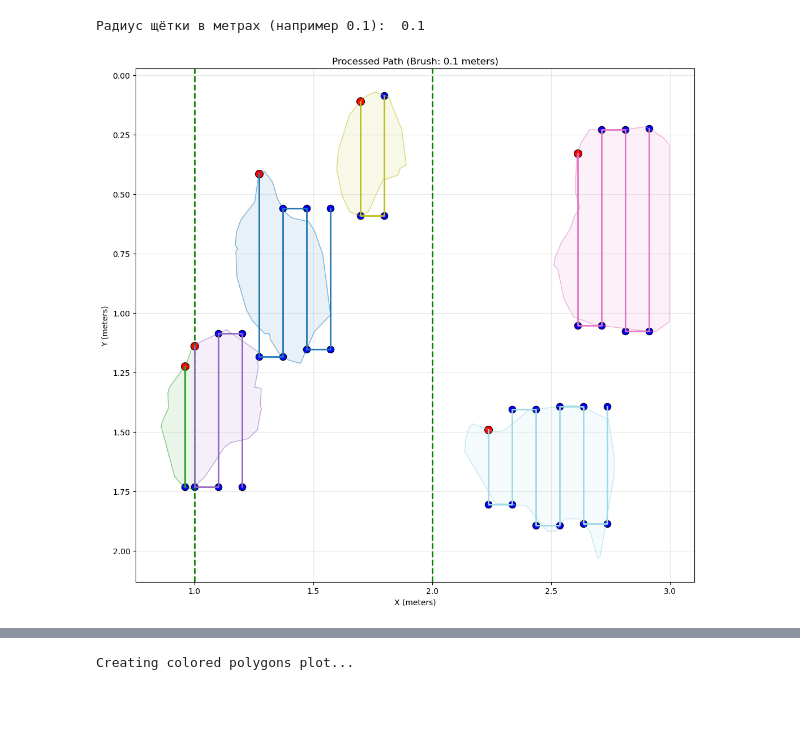
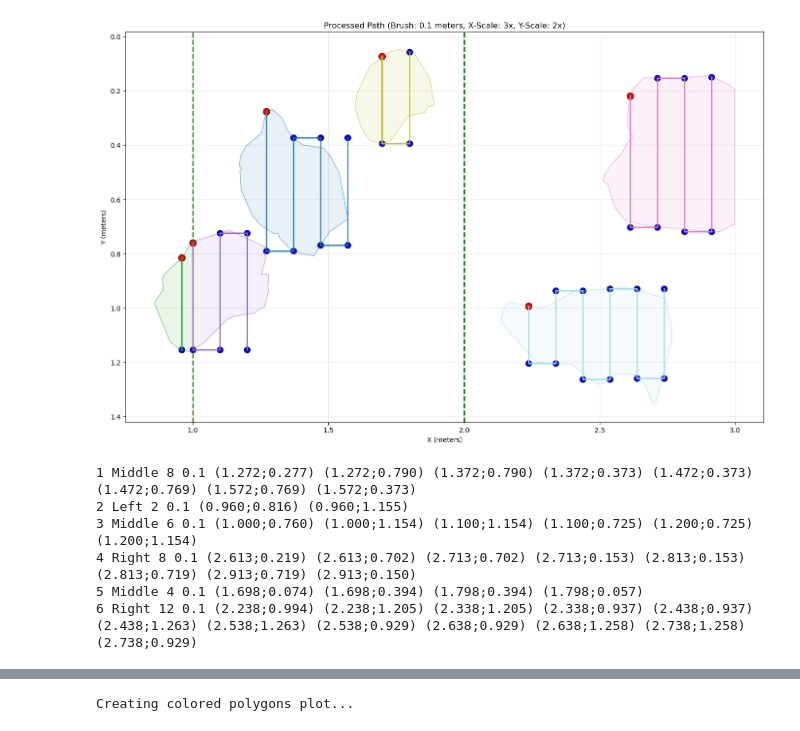
Before and after one commit to Henkanofu/NN_gals, a Jupyter notebook: gals.ipynb, the cells around one changed output, grey strips where cells are left out. Saved outputs shown, nothing was run; the diff lists cells and outputs as text; code cells hidden in the pictures; blank space fills up the shorter version.

Commit message:
add x y scale

```diff
--- a/gals.ipynb
+++ b/gals.ipynb
@@ -3,6 +3,14 @@ import numpy as np
 import matplotlib.pyplot as plt
 from shapely.geometry import Polygon, LineString, MultiPolygon
 from shapely.ops import split
+
+# Глобальные параметры
+IMAGE_SCALE_FACTOR_X = 3  # Масштаб для оси X (пиксели в метры)
+IMAGE_SCALE_FACTOR_Y = 2  # Масштаб для оси Y (пиксели в метры)
+BRUSH_RADIUS = 0.1        # Радиус щетки по умолчанию (в метрах)
+SPLIT_1 = IMAGE_SCALE_FACTOR_X/3  # координата первой линии
+SPLIT_2 = (IMAGE_SCALE_FACTOR_X/3)*2  # координата второй линии
+SPLIT_LINES_X = [SPLIT_1, SPLIT_2]  # X-координаты разделительных линий (в метрах)
 
 def unique_points(points):
     seen = set()
@@ -103,8 +111,11 @@ def parse_data(file_path):
             if not data: continue
 
             coords = list(map(float, data))
-            # Масштабируем координаты: умножаем на 3 для перевода в метры
-            coords_scaled = [c * 3 for c in coords]
+            # Масштабируем координаты с использованием отдельных масштабов для X и Y
+            coords_scaled = []
+            for i in range(0, len(coords), 2):
+                coords_scaled.append(coords[i] * IMAGE_SCALE_FACTOR_X)   # X координата
+                coords_scaled.append(coords[i+1] * IMAGE_SCALE_FACTOR_Y) # Y координата
             current_polygon.extend(zip(coords_scaled[::2], coords_scaled[1::2]))
 
             if line.startswith('0'):
@@ -119,6 +130,8 @@ def parse_data(file_path):
         polygons.append(Polygon(current_polygon))
 
     return polygons
+
+# Остальные функции остаются без изменений, так как они работают с уже масштабированными координатами
 
 def create_vertical_lines(polygon, brush_radius):
     minx, miny, maxx, maxy = polygon.bounds
@@ -139,16 +152,12 @@ def create_vertical_lines(polygon, brush_radius):
     return lines
 
 def split_polygon_with_lines(polygon):
-    # Разделительные линии теперь в метрах (0.5 и 0.8 метров)
-    split_lines = [
-        LineString([(1, polygon.bounds[1]), (1, polygon.bounds[3])]),
-        LineString([(2, polygon.bounds[1]), (2, polygon.bounds[3])])
-    ]
-
     result = [polygon]
 
-    for split_line in split_lines:
+    for split_x in SPLIT_LINES_X:
+        split_line = LineString([(split_x, polygon.bounds[1]), (split_x, polygon.bounds[3])])
         temp = []
+
         for geom in result:
             if geom.geom_type not in ['Polygon', 'MultiPolygon']:
                 continue
@@ -174,9 +183,9 @@ def split_polygon_with_lines(polygon):
 
 def determine_section(polygon):
     minx, _, maxx, _ = polygon.bounds
-    if maxx <= 1:
+    if maxx <= SPLIT_LINES_X[0]:
         return "Left"
-    elif minx >= 2:
+    elif minx >= SPLIT_LINES_X[-1]:
         return "Right"
     else:
         return "Middle"
@@ -256,52 +265,58 @@ def plot_results(polygons, brush_radius, new_points_data):
             ax.plot(x, y, color=colors(i), linewidth=1, alpha=0.5)
             ax.fill(x, y, color=colors(i), alpha=0.1)
 
-    ax.axvline(x=1, color='green', linestyle='--', linewidth=2)
-    ax.axvline(x=2, color='green', linestyle='--', linewidth=2)
+    # Рисуем разделительные линии из глобальных параметров
+    for split_x in SPLIT_LINES_X:
+        ax.axvline(x=split_x, color='green', linestyle='--', linewidth=2)
 
     for i, (section, poly_idx, points) in enumerate(new_points_data):
         if not points: continue
 
         original_path = generate_snake_path(points, brush_radius)
         processed_path = process_coordinates(original_path)
 
         if len(processed_path) > 1:
             x, y = zip(*processed_path)
             ax.plot(x, y, color=colors(i), linestyle='-', linewidth=2)
 
         for j, (x_p, y_p) in enumerate(processed_path):
             color = 'red' if j == 0 else 'blue'
             ax.scatter(x_p, y_p, color=color, s=100 if j == 0 else 80,
                        marker='o', edgecolors='black', linewidths=0.8)
 
     ax.set_aspect('equal')
     plt.xlabel('X (meters)')
     plt.ylabel('Y (meters)')
-    plt.title(f'Processed Path (Brush: {brush_radius} meters)')
+    plt.title(f'Processed Path (Brush: {brush_radius} meters, X-Scale: {IMAGE_SCALE_FACTOR_X}x, Y-Scale: {IMAGE_SCALE_FACTOR_Y}x)')
     plt.grid(True, alpha=0.3)
     plt.gca().invert_yaxis()
     plt.tight_layout()
     plt.show()
 
 # Основной код
-file_path = '.ipynb_checkpoints/PrujectNN/example_lables/f2_150_jpg.rf.3b9c8f231bbd0024ddf48f1b687c9e8e.txt'
-polygons = parse_data(file_path)
-brush_radius_meters = float(input("Радиус щётки в метрах (например 0.1): "))
+if __name__ == "__main__":
+    file_path = '.ipynb_checkpoints/PrujectNN/example_lables/f2_150_jpg.rf.3b9c8f231bbd0024ddf48f1b687c9e8e.txt'
 
-split_polygons, new_points_data = process_polygons(polygons, brush_radius_meters)
+    polygons = parse_data(file_path)
+    split_polygons, new_points_data = process_polygons(polygons, BRUSH_RADIUS)
 
-if split_polygons:
-    plot_results(split_polygons, brush_radius_meters, new_points_data)
+    if split_polygons:
+        plot_results(split_polygons, BRUSH_RADIUS, new_points_data)
 
-    for section, poly_idx, points in new_points_data:
-        original_path = generate_snake_path(points, brush_radius_meters)
-        if not original_path: continue
+        for section, poly_idx, points in new_points_data:
+            original_path = generate_snake_path(points, BRUSH_RADIUS)
+            if not original_path: continue
 
-        processed_path = process_coordinates(original_path)
-        coords_str = " ".join(f"({x:.3f};{y:.3f})" for x, y in processed_path)
-        print(f"{poly_idx} {section} {len(processed_path)} {brush_radius_meters} {coords_str}")
-else:
-    print("Нет полигонов для отображения")
+            processed_path = process_coordinates(original_path)
+            coords_str = " ".join(f"({x:.3f};{y:.3f})" for x, y in processed_path)
+            print(f"{poly_idx} {section} {len(processed_path)} {BRUSH_RADIUS} {coords_str}")
+    else:
+        print("Нет полигонов для отображения")
 # %% [output]
+[figure, new version]
-Радиус щётки в метрах (например 0.1):  0.1
+1 Middle 8 0.1 (1.272;0.277) (1.272;0.790) (1.372;0.790) (1.372;0.373) (1.472;0.373) (1.472;0.769) (1.572;0.769) (1.572;0.373)
+2 Left 2 0.1 (0.960;0.816) (0.960;1.155)
+3 Middle 6 0.1 (1.000;0.760) (1.000;1.154) (1.100;1.154) (1.100;0.725) (1.200;0.725) (1.200;1.154)
+4 Right 8 0.1 (2.613;0.219) (2.613;0.702) (2.713;0.702) (2.713;0.153) (2.813;0.153) (2.813;0.719) (2.913;0.719) (2.913;0.150)
+5 Middle 4 0.1 (1.698;0.074) (1.698;0.394) (1.798;0.394) (1.798;0.057)
+6 Right 12 0.1 (2.238;0.994) (2.238;1.205) (2.338;1.205) (2.338;0.937) (2.438;0.937) (2.438;1.263) (2.538;1.263) (2.538;0.929) (2.638;0.929) (2.638;1.258) (2.738;1.258) (2.738;0.929)
-[figure, old version]
```
Also changed, not shown: parts of 1 cell of this notebook, 1 other file.
